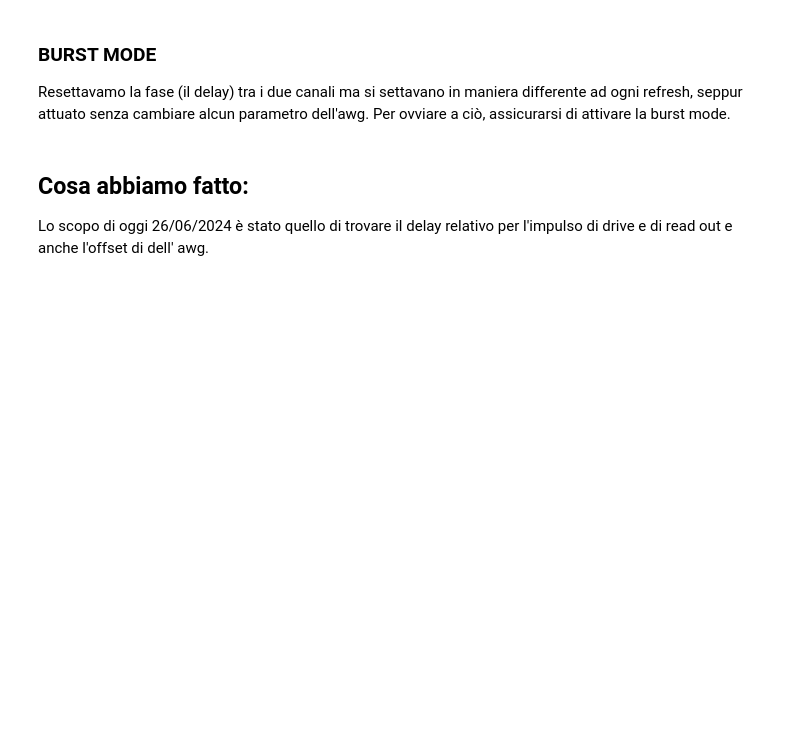
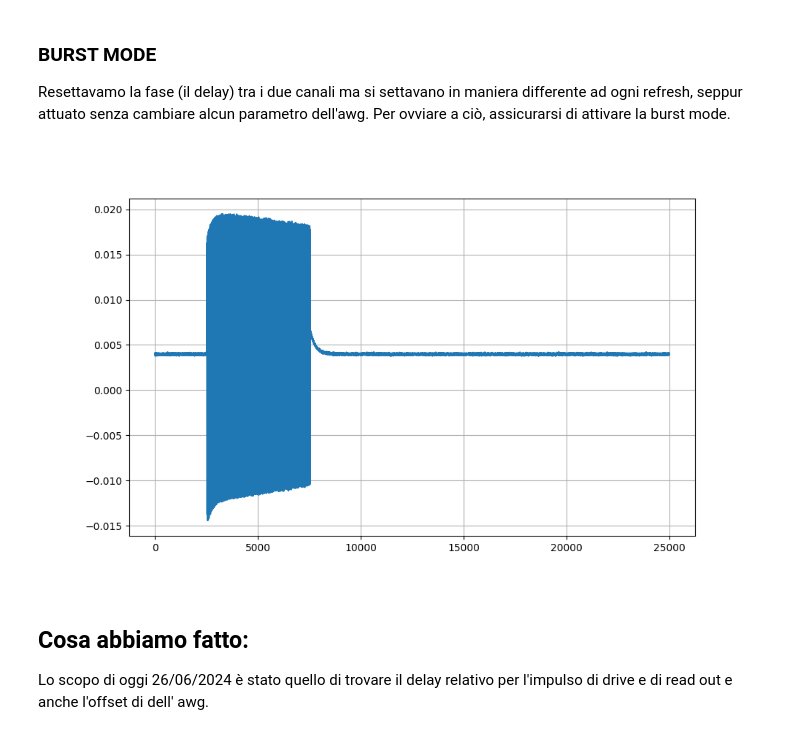
Before and after one commit to biqute/QTLab2324, a Jupyter notebook: PAandQubit/Actual_Work/prova_setup_strumenti.ipynb, the cells around one changed output. Saved outputs shown, nothing was run; the diff lists cells and outputs as text; code cells hidden in the pictures; blank space fills up the shorter version.

```diff
--- a/PAandQubit/Actual_Work/prova_setup_strumenti.ipynb
+++ b/PAandQubit/Actual_Work/prova_setup_strumenti.ipynb
@@ -109,28 +109,29 @@ augh.set_waveform(freq = a1_freq, ampl = a1_ampl, offs = a1_offset, fun = a1_fun
 # augh.set_phase(a2_phase, ch = 2,  unit = 'SEC')
 # augh.set_waveform(freq = a2_freq, ampl = a2_ampl, offs = a2_offset, fun = a2_fun, ch = 2, width = a2_width)
 # %%
-pxie.num_pts            = 2000
+pxie.num_pts            = 25000
 pxie.sample_rate        = 250e6
-pxie.num_records        = 102
+pxie.num_records        = 100
 
+sGen.pul_state(1)
+sGen.RF_state(1)
+
+pxie.coupling = 'AC'
+pxie.voltage_range = 3
 pxie.open(trigger_channel = '3')
 waveforms = pxie.acquisition()
 
-sGen.pul_state(0)
-sGen.RF_state(0)
-
-print(waveforms)
-# ch1 = np.array([np.array(wfm.samples.tolist()) for wfm in waveforms if wfm.channel == '1'])
-# Q = np.mean(waveforms['CH1'], axis=0)
-I = np.mean(waveforms['CH2'], axis=0)
+I = np.mean(waveforms['CH0'], axis=0)
 # mod = 5*np.log10(Q**2 + I**2)
 
 
 
 plt.figure(figsize=(10,6))
 plt.grid()
 plt.plot(I)
 plt.show()
+# %% [output]
+[figure, added]
 # %%
 # frequency = 5e9
 # pulse_width = 4e-6
```
Also changed, not shown: parts of 3 cells of this notebook.
